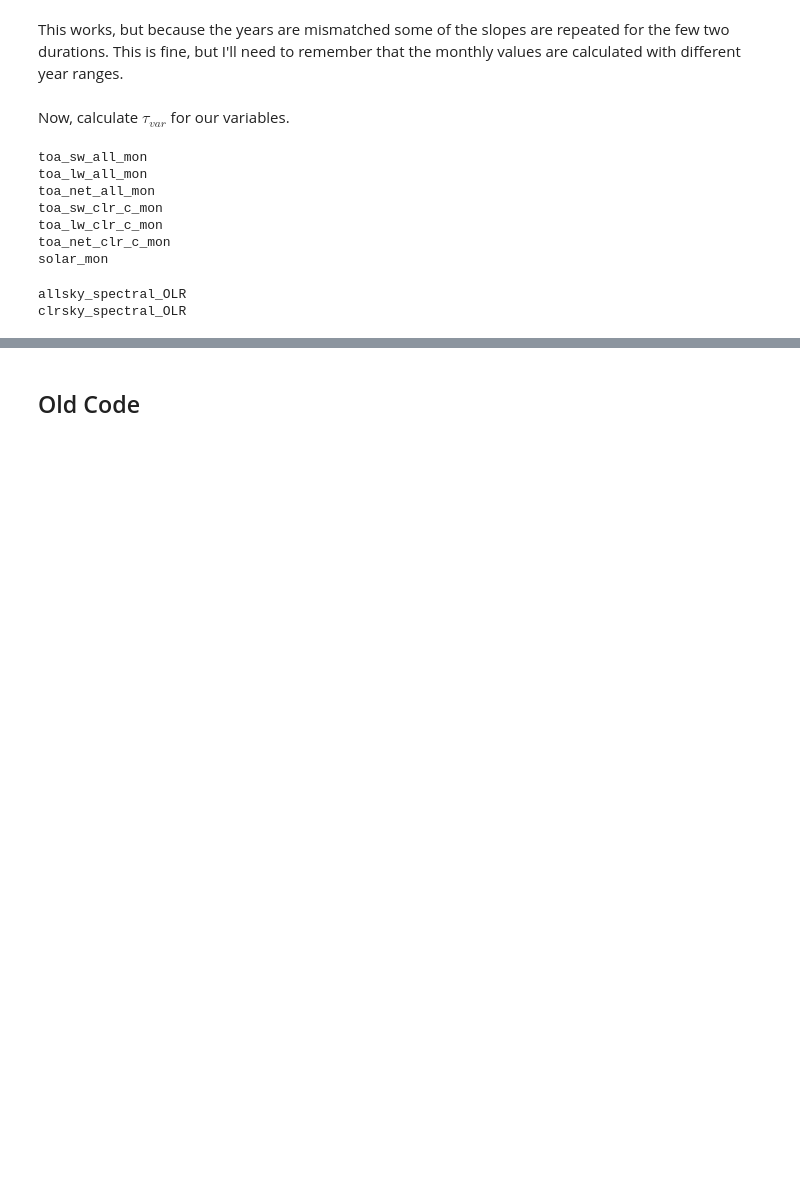
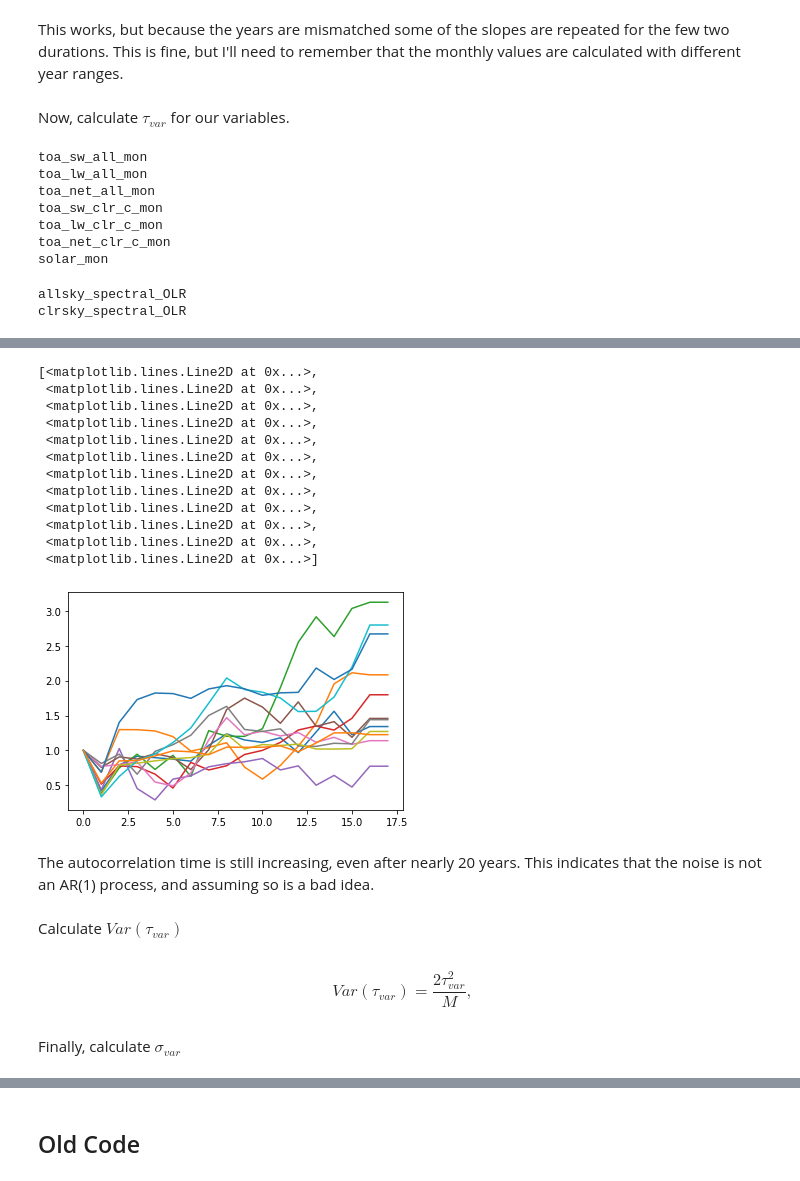
Before and after one commit to jshaw35/spectral_ice, a Jupyter notebook: trend_uncertainty/detectiontime_obsonly.ipynb, the cells around one changed output, grey strips where cells are left out. Saved outputs shown, nothing was run; the diff lists cells and outputs as text; code cells hidden in the pictures; blank space fills up the shorter version.

```diff
--- a/trend_uncertainty/detectiontime_obsonly.ipynb
+++ b/trend_uncertainty/detectiontime_obsonly.ipynb
@@ -567,0 +672,22 @@ Midpoint of 'autocorrelation_data' is not 1. Check that data is symmetric and no
+# %%
+plt.plot(gisstemp_ts_tauvar_monthly['TS_GISSTEMP'].T)
+# %% [output]
+[<matplotlib.lines.Line2D at 0x...>,
+ <matplotlib.lines.Line2D at 0x...>,
+ <matplotlib.lines.Line2D at 0x...>,
+ <matplotlib.lines.Line2D at 0x...>,
+ <matplotlib.lines.Line2D at 0x...>,
+ <matplotlib.lines.Line2D at 0x...>,
+ <matplotlib.lines.Line2D at 0x...>,
+ <matplotlib.lines.Line2D at 0x...>,
+ <matplotlib.lines.Line2D at 0x...>,
+ <matplotlib.lines.Line2D at 0x...>,
+ <matplotlib.lines.Line2D at 0x...>,
+ <matplotlib.lines.Line2D at 0x...>]
+[figure, added]
+# %% [markdown]
+The autocorrelation time is still increasing, even after nearly 20 years. This indicates that the noise is not an AR(1) process, and assuming so is a bad idea.
+# %% [markdown]
+Calculate $Var(\tau_{var})$
+# %% [markdown]
+$$ Var(\tau_{var}) = \frac{2\tau_{var}^2}{M}, $$
@@ -567,0 +706,2 @@ Midpoint of 'autocorrelation_data' is not 1. Check that data is symmetric and no
+# %% [markdown]
+Finally, calculate $\sigma_{var}$
```
Also changed, not shown: parts of 66 cells of this notebook.
